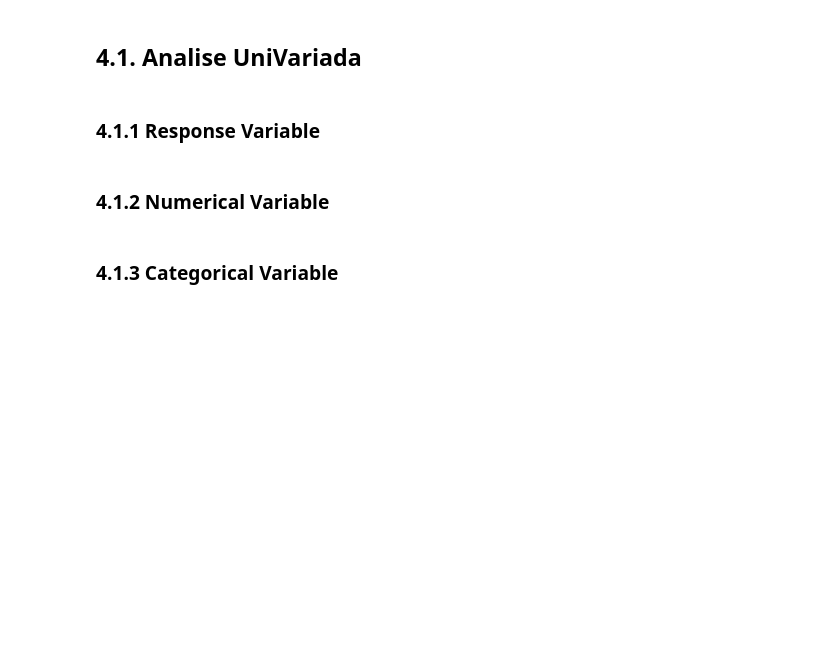
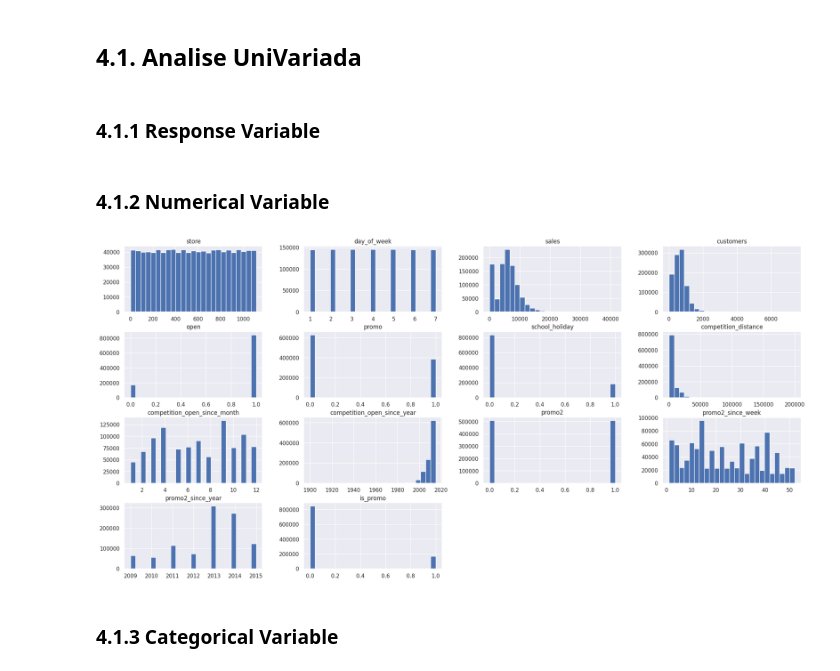
Before and after one commit to celestino-ferraz/DataScience-Em-Producao, a Jupyter notebook: m04_v01_store_sales_prediction.ipynb, the cells around one changed output. Saved outputs shown, nothing was run; the diff lists cells and outputs as text; code cells hidden in the pictures; blank space fills up the shorter version.

```diff
--- a/m04_v01_store_sales_prediction.ipynb
+++ b/m04_v01_store_sales_prediction.ipynb
@@ -19,3 +23,12 @@ from scipy import stats as ss
+# %%
+plt.style.use( 'bmh' )
+plt.rcParams['figure.figsize'] = [25, 12]
+plt.rcParams['font.size'] = 24
+display( HTML( '<style>.container { width:100% !important; }</style>') )
+pd.options.display.max_columns = None
+pd.options.display.max_rows = None
+pd.set_option( 'display.expand_frame_repr', False )
+sns.set()
 # %% [markdown]
 ## 0.1. Helper Functions
 # %% [markdown]
@@ -305,7 +318,9 @@ sns.histplot(df4['sales'], element="step", stat="density", kde=True );
 # %% [markdown]
 ### 4.1.2 Numerical Variable
 # %%
-num_attributes.hist(bins=25,  figsize=(24,20));
+num_attributes.hist(bins=25);
+# %% [output]
+[figure, added]
 # %% [markdown]
 ### 4.1.3 Categorical Variable
 # %%
```
Also changed, not shown: parts of 13 cells of this notebook.
